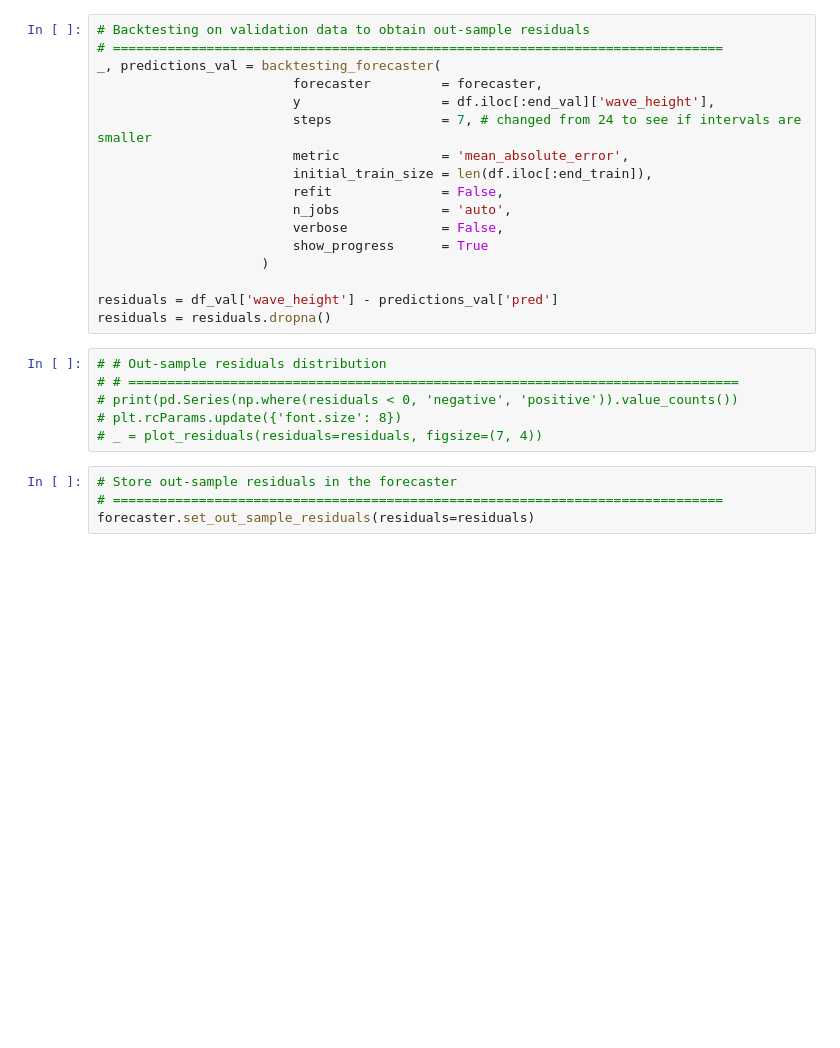
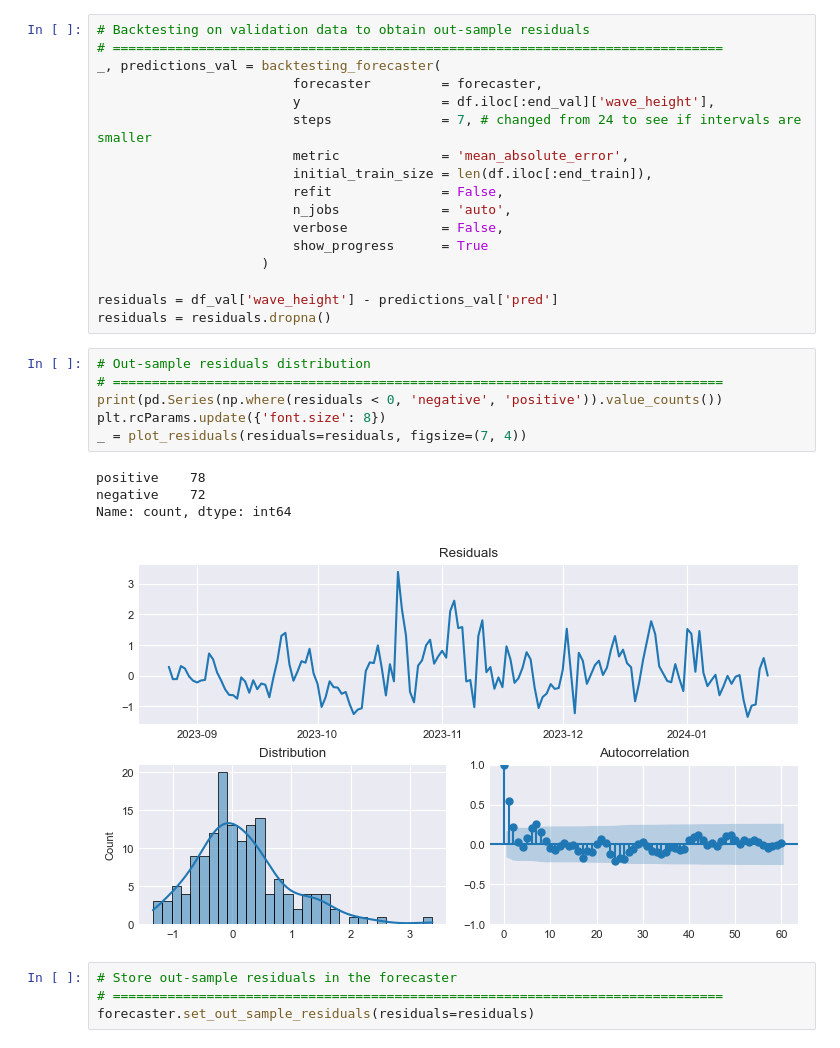
Before and after one commit to AlvaroCorrales/wave-height-prediction, a Jupyter notebook: Model XGBoost ESP daily data.ipynb, the cells around one changed output. Saved outputs shown, nothing was run; the diff lists cells and outputs as text; blank space fills up the shorter version.

```diff
--- a/Model XGBoost ESP daily data.ipynb
+++ b/Model XGBoost ESP daily data.ipynb
@@ -409,11 +415,16 @@ _, predictions_val = backtesting_forecaster(
 residuals = df_val['wave_height'] - predictions_val['pred']
 residuals = residuals.dropna()
 # %%
-# # Out-sample residuals distribution
-# # ==============================================================================
-# print(pd.Series(np.where(residuals < 0, 'negative', 'positive')).value_counts())
-# plt.rcParams.update({'font.size': 8})
-# _ = plot_residuals(residuals=residuals, figsize=(7, 4))
+# Out-sample residuals distribution
+# ==============================================================================
+print(pd.Series(np.where(residuals < 0, 'negative', 'positive')).value_counts())
+plt.rcParams.update({'font.size': 8})
+_ = plot_residuals(residuals=residuals, figsize=(7, 4))
+# %% [output]
+positive    78
+negative    72
+Name: count, dtype: int64
+[figure, added]
 # %%
 # Store out-sample residuals in the forecaster
 # ==============================================================================
```
Also changed, not shown: parts of 9 cells of this notebook.
